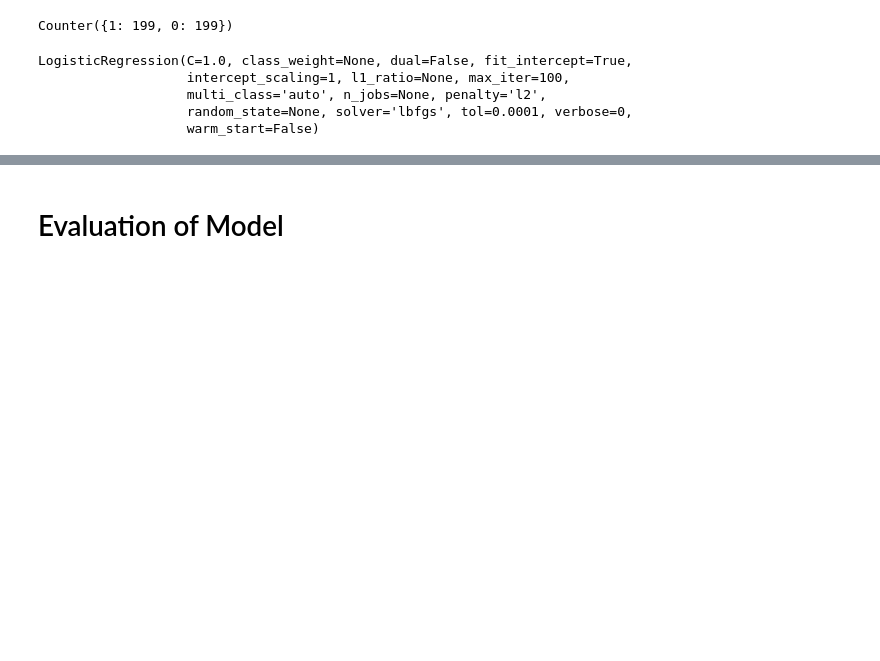
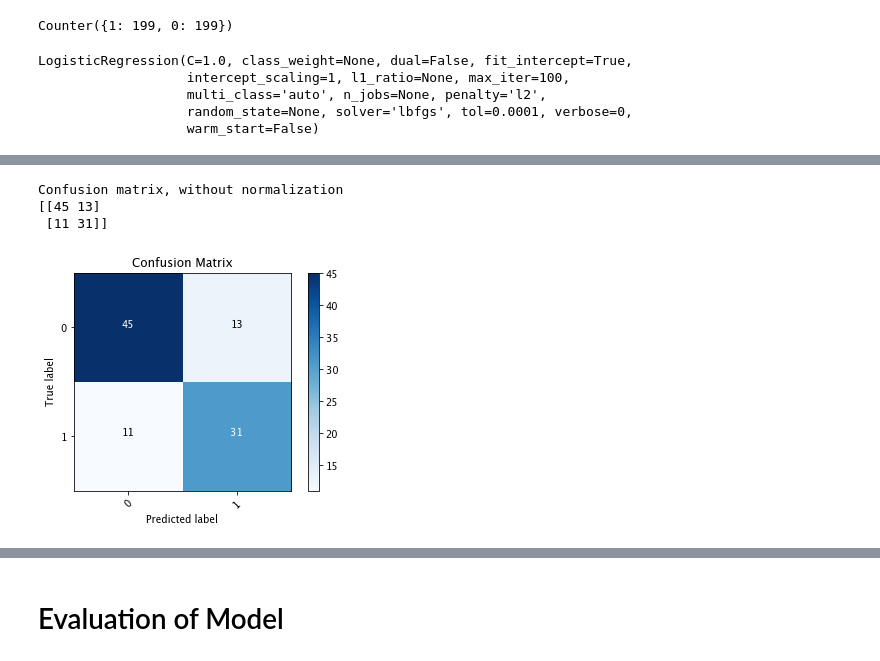
Before and after one commit to estkae/HR_project, a Jupyter notebook: Evaluation_Modeling.ipynb, the cells around one changed output, grey strips where cells are left out. Saved outputs shown, nothing was run; the diff lists cells and outputs as text; code cells hidden in the pictures; blank space fills up the shorter version.

```diff
--- a/Evaluation_Modeling.ipynb
+++ b/Evaluation_Modeling.ipynb
@@ -808,4 +793,15 @@ array([[40, 18],
        [11, 31]])
+# %%
+plot_confusion_matrix(cnf_matrix, classes=class_names, normalize=False,
+                      title='Normalized confusion matrix')
+
+fig = ax.get_figure()
+fig.savefig("images/conf_matrix.png")
+# %% [output]
+Confusion matrix, without normalization
+[[45 13]
+ [11 31]]
+[figure, added]
 # %%
 plot_confusion_matrix(cnf_matrix, classes=class_names, normalize=True,
                       title='Normalized confusion matrix')
```
Also changed, not shown: parts of 48 cells of this notebook.
